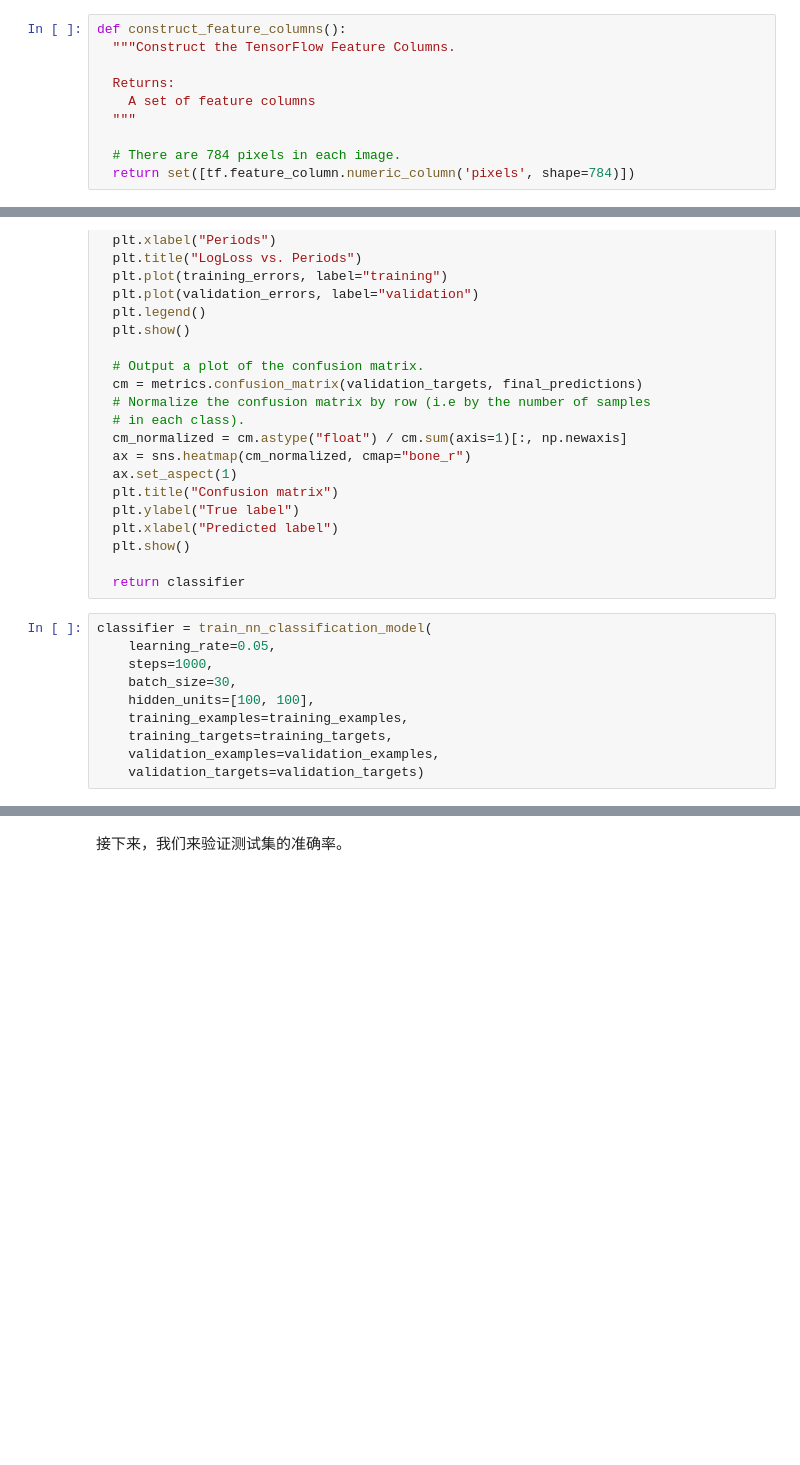
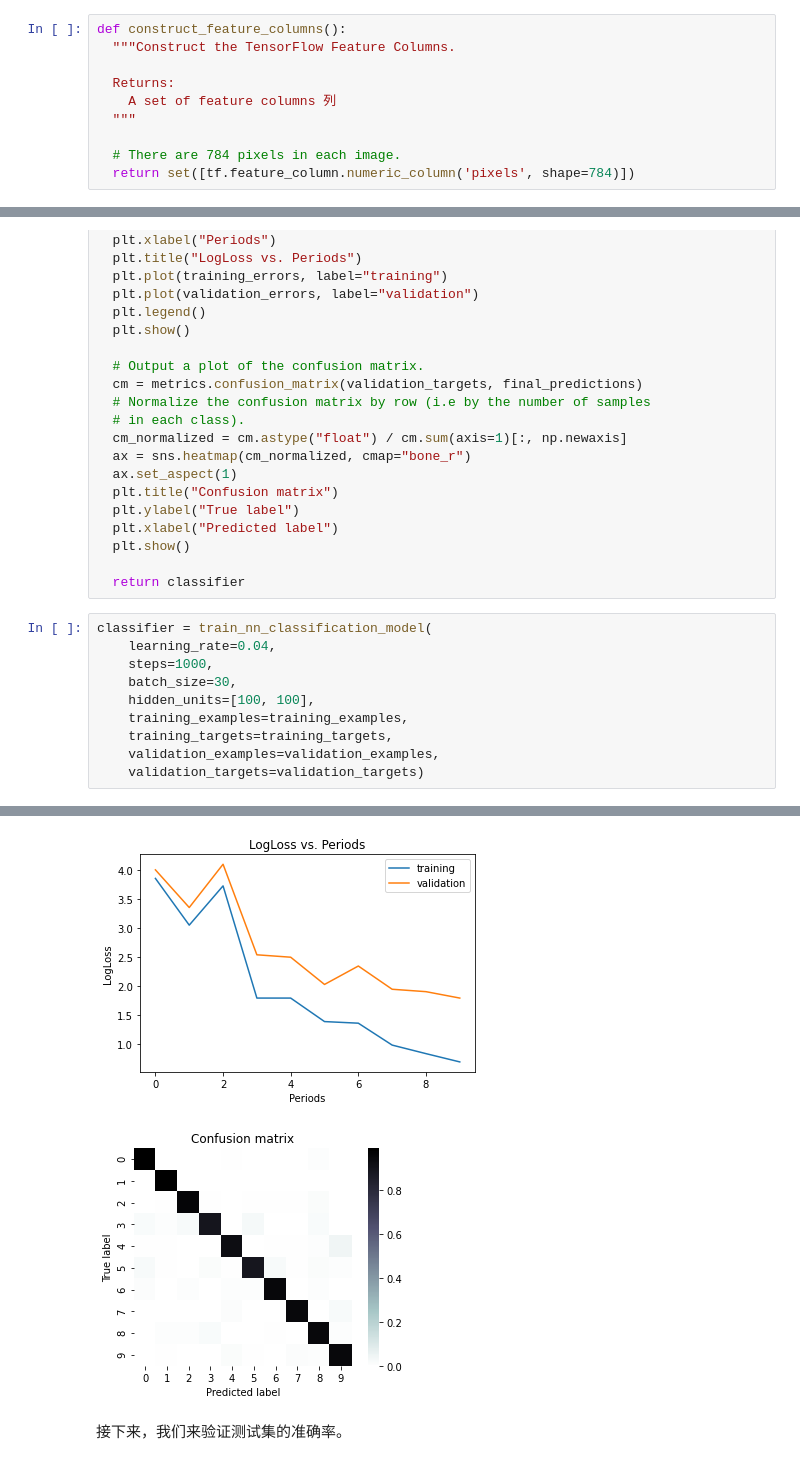
Before and after one commit to chengleniubi/Learn_DL, a Jupyter notebook: minist/multi_class_classification_of_handwritten_digits.ipynb, the cells around one changed output, grey strips where cells are left out. Cells and saved outputs as stored; diff of their text form; blank space fills up the shorter version.

```diff
--- a/minist/multi_class_classification_of_handwritten_digits.ipynb
+++ b/minist/multi_class_classification_of_handwritten_digits.ipynb
@@ -128,7 +132,7 @@ def construct_feature_columns():
   """Construct the TensorFlow Feature Columns.
 
   Returns:
-    A set of feature columns
+    A set of feature columns 列
   """
 
   # There are 784 pixels in each image.
@@ -501,7 +550,7 @@ def train_nn_classification_model(
   return classifier
 # %%
 classifier = train_nn_classification_model(
-    learning_rate=0.05,
+    learning_rate=0.04,
     steps=1000,
     batch_size=30,
     hidden_units=[100, 100],
@@ -509,3 +558,4 @@ classifier = train_nn_classification_model(
     training_targets=training_targets,
     validation_examples=validation_examples,
     validation_targets=validation_targets)
+# %% [output]
@@ -512,3 +579,5 @@ classifier = train_nn_classification_model(
+[figure, added]
+[figure, added]
 # %% [markdown]
  接下来，我们来验证测试集的准确率。
 # %%
```
Also changed, not shown: parts of 11 cells of this notebook.
